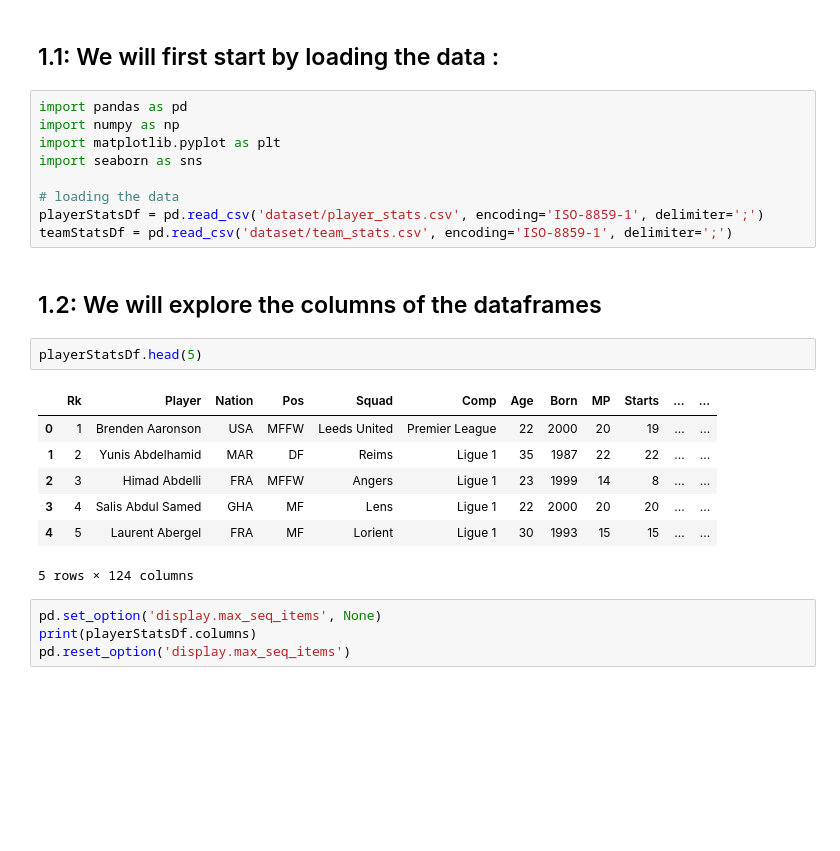
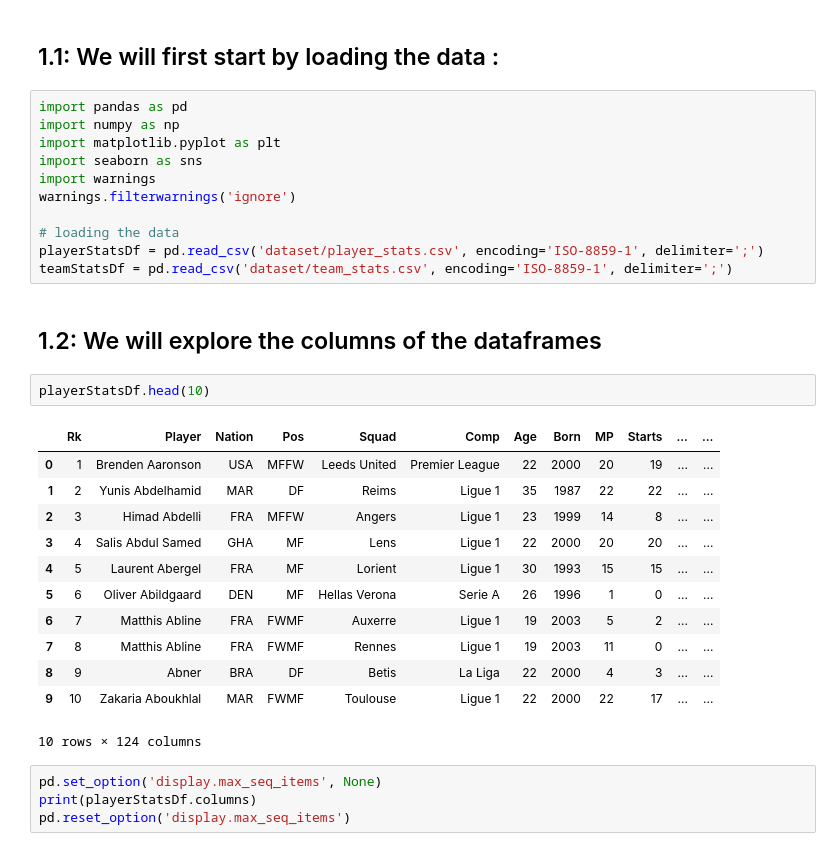
Before and after one commit to com-480-data-visualization/com-480-project-DonPollo, a Jupyter notebook: milestone1.ipynb, the cells around one changed output. Saved outputs shown, nothing was run; the diff lists cells and outputs as text; blank space fills up the shorter version.

```diff
--- a/milestone1.ipynb
+++ b/milestone1.ipynb
@@ -47,6 +39,8 @@ import pandas as pd
 import numpy as np
 import matplotlib.pyplot as plt
 import seaborn as sns
+import warnings
+warnings.filterwarnings('ignore')
 
 # loading the data
 playerStatsDf = pd.read_csv('dataset/player_stats.csv', encoding='ISO-8859-1', delimiter=';')
@@ -54,15 +48,20 @@ teamStatsDf = pd.read_csv('dataset/team_stats.csv', encoding='ISO-8859-1', delim
 # %% [markdown]
 ## 1.2:  We will explore the columns of the dataframes
 # %%
-playerStatsDf.head(5)
+playerStatsDf.head(10)
 # %% [output]
 |  | Rk | Player | Nation | Pos | Squad | Comp | Age | Born | MP | Starts | ... | ... |
 | 0 | 1 | Brenden Aaronson | USA | MFFW | Leeds United | Premier League | 22 | 2000 | 20 | 19 | ... | ... |
 | 1 | 2 | Yunis Abdelhamid | MAR | DF | Reims | Ligue 1 | 35 | 1987 | 22 | 22 | ... | ... |
 | 2 | 3 | Himad Abdelli | FRA | MFFW | Angers | Ligue 1 | 23 | 1999 | 14 | 8 | ... | ... |
 | 3 | 4 | Salis Abdul Samed | GHA | MF | Lens | Ligue 1 | 22 | 2000 | 20 | 20 | ... | ... |
 | 4 | 5 | Laurent Abergel | FRA | MF | Lorient | Ligue 1 | 30 | 1993 | 15 | 15 | ... | ... |
+| 5 | 6 | Oliver Abildgaard | DEN | MF | Hellas Verona | Serie A | 26 | 1996 | 1 | 0 | ... | ... |
+| 6 | 7 | Matthis Abline | FRA | FWMF | Auxerre | Ligue 1 | 19 | 2003 | 5 | 2 | ... | ... |
+| 7 | 8 | Matthis Abline | FRA | FWMF | Rennes | Ligue 1 | 19 | 2003 | 11 | 0 | ... | ... |
+| 8 | 9 | Abner | BRA | DF | Betis | La Liga | 22 | 2000 | 4 | 3 | ... | ... |
+| 9 | 10 | Zakaria Aboukhlal | MAR | FWMF | Toulouse | Ligue 1 | 22 | 2000 | 22 | 17 | ... | ... |
-5 rows × 124 columns
+10 rows × 124 columns
 # %%
 pd.set_option('display.max_seq_items', None)
 print(playerStatsDf.columns)
```
Also changed, not shown: parts of 22 cells of this notebook, 1 other file.
